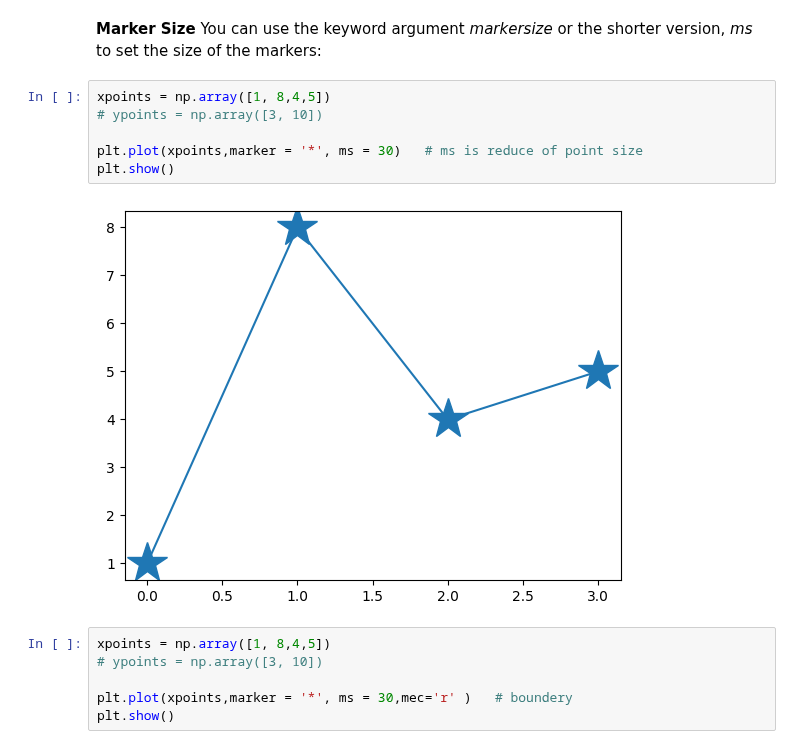
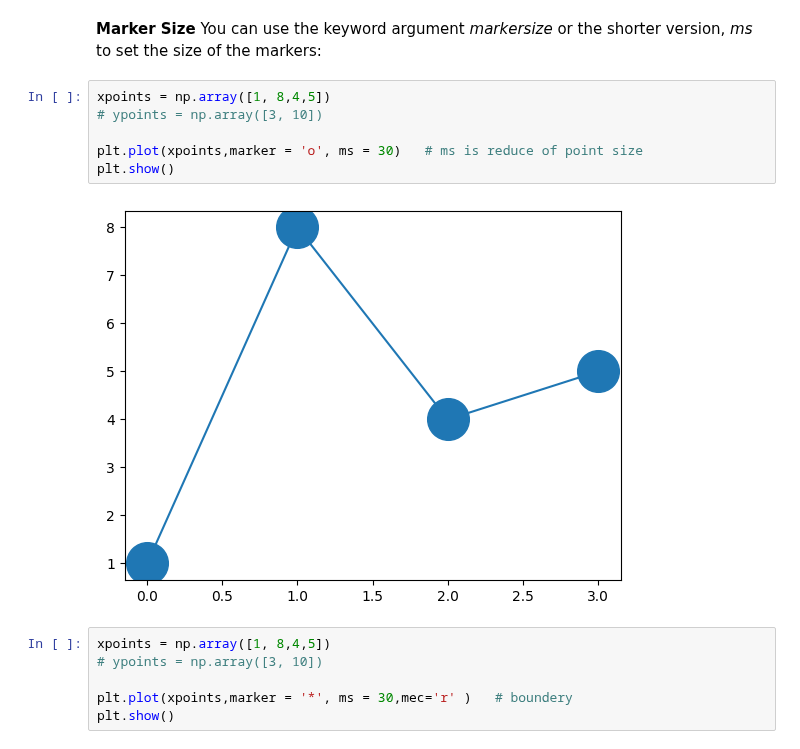
Before and after one commit to Govind-kumawat2002/Python_Library, a Jupyter notebook: moduls/for_liet/matelptelib.ipynb, the cells around one changed output. Drawn from its saved outputs; the diff is of its cells as text.

```diff
--- a/moduls/for_liet/matelptelib.ipynb
+++ b/moduls/for_liet/matelptelib.ipynb
@@ -106,11 +111,11 @@ You can use the keyword argument *markersize* or the shorter version, *ms* to se
 # %%
 xpoints = np.array([1, 8,4,5])
 # ypoints = np.array([3, 10])
 
-plt.plot(xpoints,marker = '*', ms = 30)   # ms is reduce of point size
+plt.plot(xpoints,marker = 'o', ms = 30)   # ms is reduce of point size
 plt.show()
 # %% [output]
-[figure, old version]
+[figure, new version]
 # %%
 xpoints = np.array([1, 8,4,5])
 # ypoints = np.array([3, 10])
```
Also changed, not shown: parts of 5 cells of this notebook.
